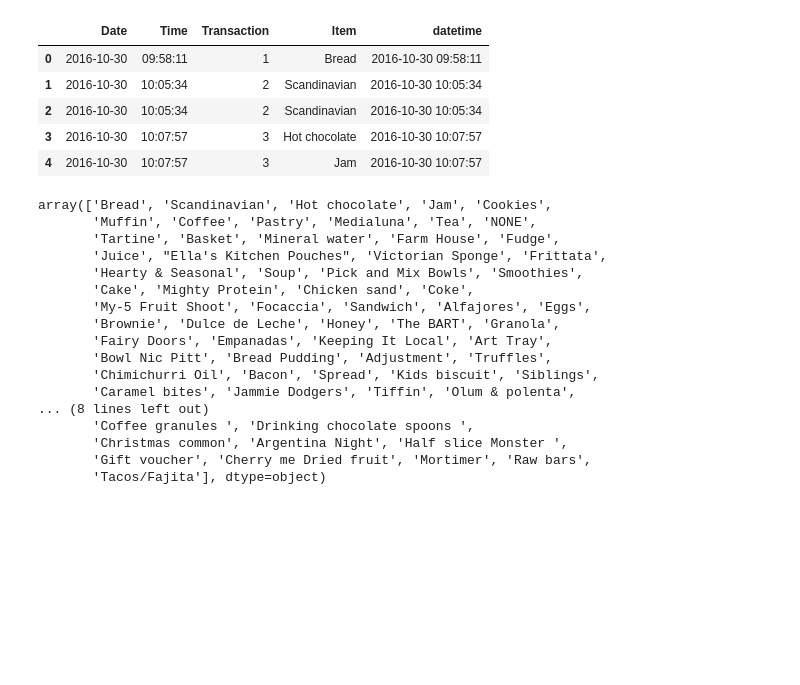
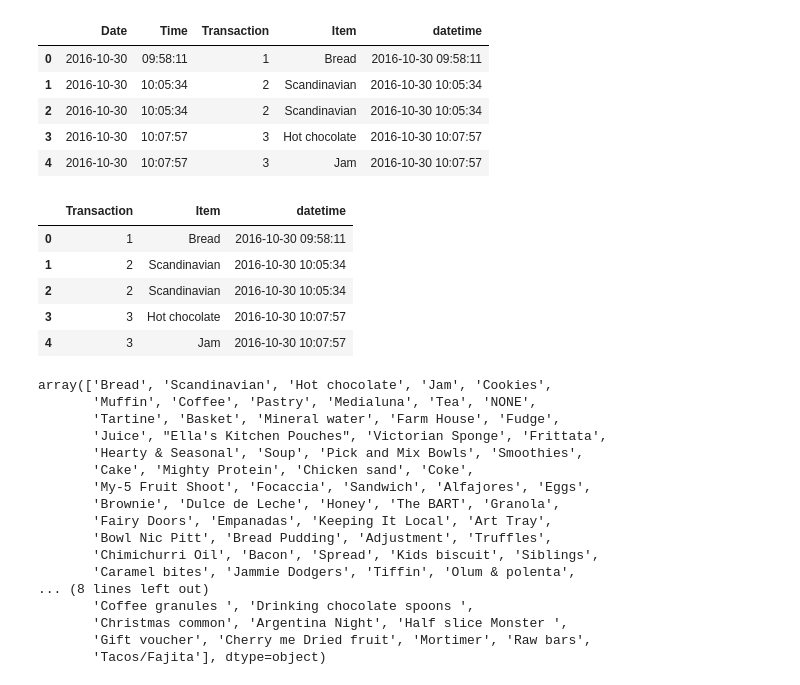
Before and after one commit to Zzabur/Simplon-Data-Engineer, a Jupyter notebook: Jour5/labs/Bread_shop/BreadBasket.ipynb, the cells around one changed output. Drawn from its saved outputs; the diff is of its cells as text; code cells hidden in the pictures; blank space fills up the shorter version.

```diff
--- a/Jour5/labs/Bread_shop/BreadBasket.ipynb
+++ b/Jour5/labs/Bread_shop/BreadBasket.ipynb
@@ -42,6 +57,15 @@ df.head()
 | 4 | 2016-10-30 | 10:07:57 | 3 | Jam | 2016-10-30 10:07:57 |
 # %%
 df.drop(['Date', 'Time'], axis=1, inplace =True)
+# %%
+df.head()
+# %% [output]
+|  | Transaction | Item | datetime |
+| 0 | 1 | Bread | 2016-10-30 09:58:11 |
+| 1 | 2 | Scandinavian | 2016-10-30 10:05:34 |
+| 2 | 2 | Scandinavian | 2016-10-30 10:05:34 |
+| 3 | 3 | Hot chocolate | 2016-10-30 10:07:57 |
+| 4 | 3 | Jam | 2016-10-30 10:07:57 |
 # %%
 df.Item.unique()
 # %% [output]
```
Also changed, not shown: parts of 2 cells of this notebook.
